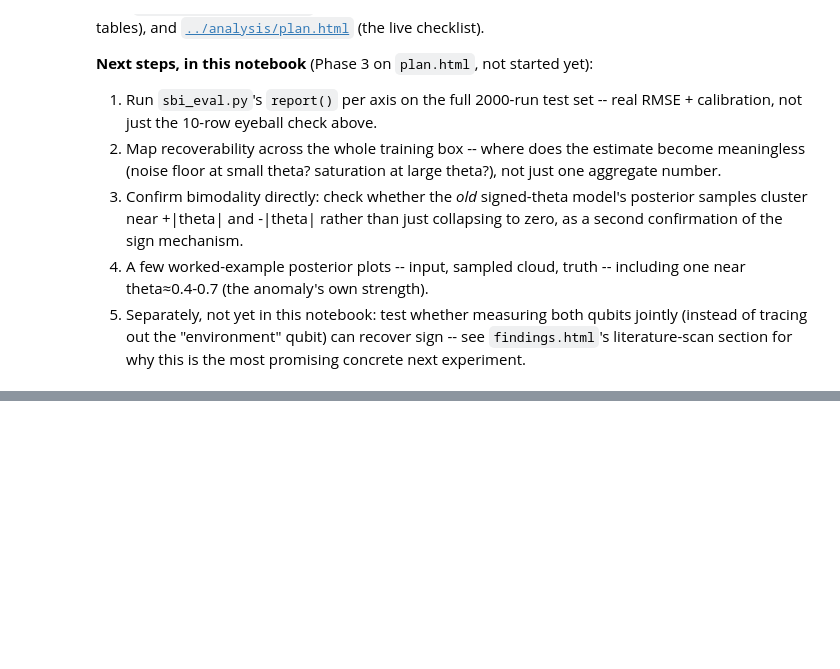
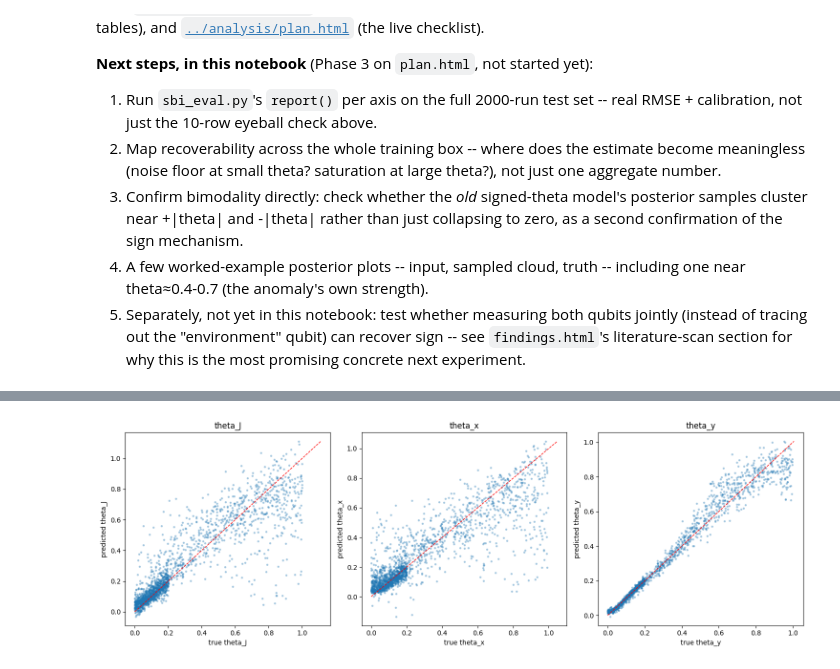
Before and after one commit to imelenwe/randomized-benchmarking, a Jupyter notebook: MultiDimDiffusionCB/code/joint_sbi_experiments.ipynb, the cells around one changed output, grey strips where cells are left out. Saved outputs shown, nothing was run; the diff lists cells and outputs as text; code cells hidden in the pictures; blank space fills up the shorter version.

```diff
--- a/MultiDimDiffusionCB/code/joint_sbi_experiments.ipynb
+++ b/MultiDimDiffusionCB/code/joint_sbi_experiments.ipynb
@@ -383,0 +407,21 @@ were chosen, plus the sign-problem data tables), and
+# %%
+import matplotlib.pyplot as plt
+
+pred_mean = samples.mean(axis=1)   # (2000, 3) -- average over the 1000 posterior samples per run
+true_vals = yte.numpy()            # (2000, 3) -- ground truth for the same 2000 test runs
+
+axis_names = ["theta_J", "theta_x", "theta_y"]
+fig, axes = plt.subplots(1, 3, figsize=(15, 5))
+
+for i, ax in enumerate(axes):
+    ax.scatter(true_vals[:, i], pred_mean[:, i], s=5, alpha=0.3)
+    lims = [0, max(true_vals[:, i].max(), pred_mean[:, i].max())]
+    ax.plot(lims, lims, "r--", linewidth=1)
+    ax.set_xlabel(f"true {axis_names[i]}")
+    ax.set_ylabel(f"predicted {axis_names[i]}")
+    ax.set_title(axis_names[i])
+
+plt.tight_layout()
+plt.show()
+# %% [output]
+[figure, added]
```
Also changed, not shown: parts of 6 cells of this notebook, 2 other files.
